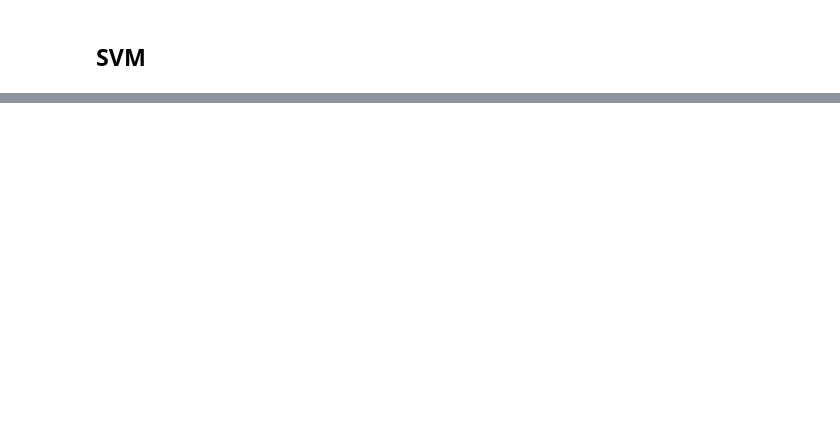
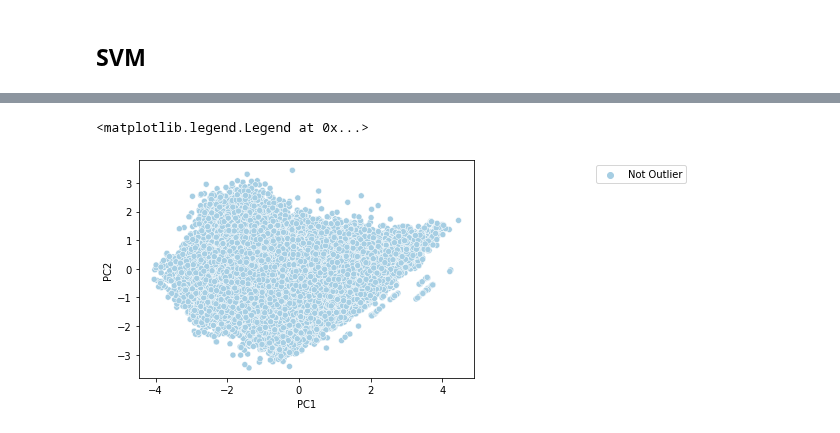
Before and after one commit to ccao-data/model-sales-val, a Jupyter notebook: outliers.ipynb, the cells around one changed output, grey strips where cells are left out. Saved outputs shown, nothing was run; the diff lists cells and outputs as text; code cells hidden in the pictures; blank space fills up the shorter version.

```diff
--- a/outliers.ipynb
+++ b/outliers.ipynb
@@ -105,0 +178,2 @@ nu is 0.75 (array([-1,  1], dtype=int32), array([163539,  54600]))
+# %%
+real_outs_not = real_outs[real_outs.primary_outlier == 'Not Outlier']
@@ -105,0 +182,8 @@ nu is 0.75 (array([-1,  1], dtype=int32), array([163539,  54600]))
+# %%
+sns.scatterplot(x="PC1", y="PC2", hue=real_outs_not.primary_outlier.to_list(),
+                palette=sns.color_palette("Paired")[:real_outs_not.primary_outlier.nunique()],
+                data=real_outs_not)
+plt.legend(loc='upper center', bbox_to_anchor=(1.5, 1))
+# %% [output]
+<matplotlib.legend.Legend at 0x...>
+[figure, added]
```
Also changed, not shown: parts of 40 cells of this notebook.
